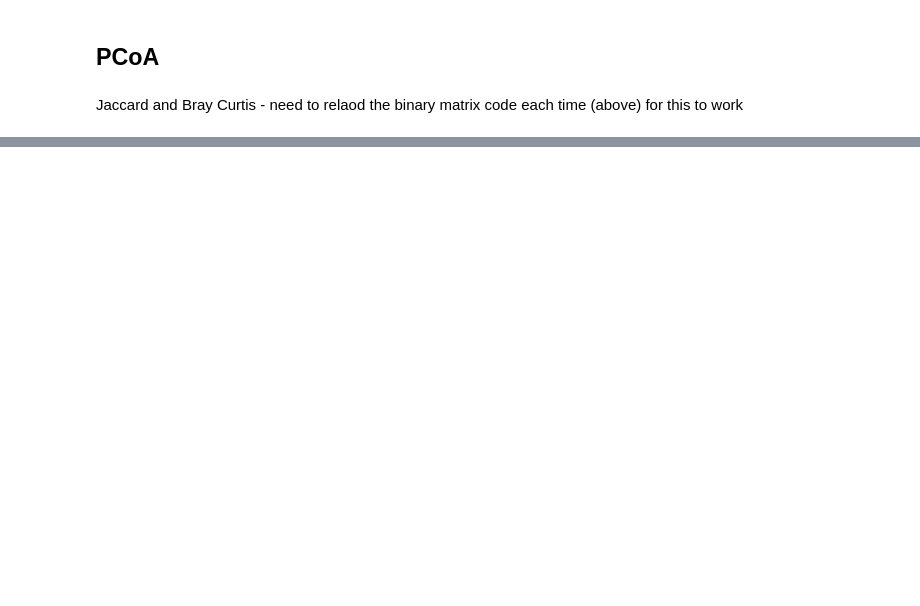
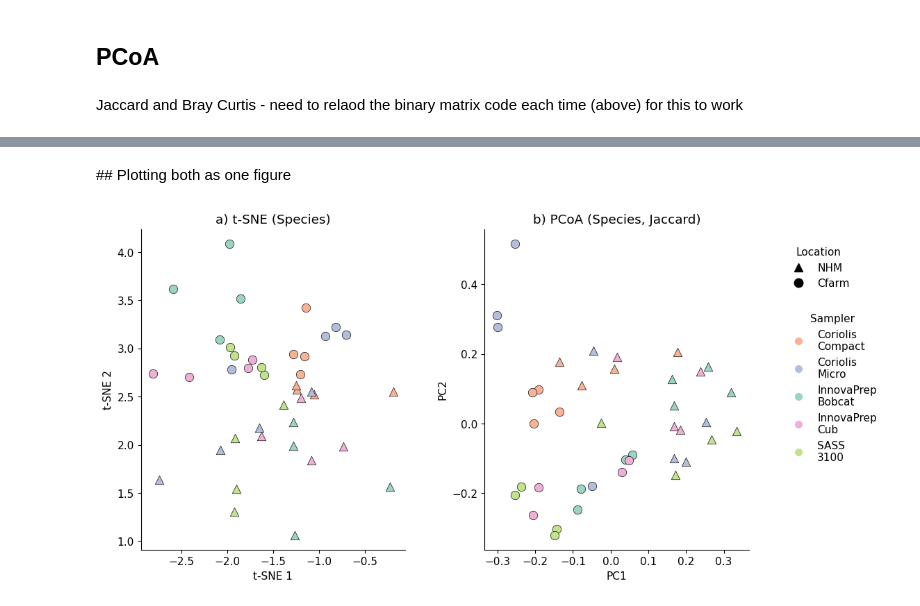
Before and after one commit to Mia-FGB/Sampler_Comparison_Scripts, a Jupyter notebook: t-sne_PCoA_samp_comp_v2.ipynb, the cells around one changed output, grey strips where cells are left out. Drawn from its saved outputs; the diff is of its cells as text; code cells hidden in the pictures; blank space fills up the shorter version.

```diff
--- a/t-sne_PCoA_samp_comp_v2.ipynb
+++ b/t-sne_PCoA_samp_comp_v2.ipynb
@@ -162,0 +257,66 @@ plt.show()
+# %% [markdown]
+## Plotting both as one figure
+# %%
+# Style settings
+rcParams['font.family'] = 'sans-serif'
+rcParams['font.sans-serif'] = ['DejaVu Sans', 'Helvetica', 'Arial']
+rcParams['font.size'] = 11
+rcParams['axes.spines.top'] = False
+rcParams['axes.spines.right'] = False
+rcParams['axes.grid'] = False
+
+# Create figure with 2 subplots side-by-side
+fig, axs = plt.subplots(1, 2, figsize=(14, 6))
+
+# === t-SNE plot ===
+for i, barcode in enumerate(binary_matrix_tsne.index):
+    color = metadata.loc[metadata['Sample_ID'] == barcode, 'Samp_colour'].values[0]
+    marker = metadata.loc[metadata['Sample_ID'] == barcode, 'Loc_marker'].values[0]
+    axs[0].scatter(tsne_x[i], tsne_y[i], color=color, marker=marker,
+                   s=80, edgecolors='#101010', linewidths=0.5)
+
+axs[0].set_title("a) t-SNE (Species)")
+axs[0].set_xlabel("t-SNE 1")
+axs[0].set_ylabel("t-SNE 2")
+
+# === PCoA plot ===
+for i, barcode in enumerate(original_index):
+    color = metadata.loc[metadata['Sample_ID'] == barcode, 'Samp_colour'].values[0]
+    marker = metadata.loc[metadata['Sample_ID'] == barcode, 'Loc_marker'].values[0]
+    axs[1].scatter(pcoa_scores[i, 0], pcoa_scores[i, 1], color=color, marker=marker,
+                   s=80, edgecolors='#101010', linewidths=0.5)
+
+axs[1].set_title("b) PCoA (Species, Jaccard)")
+axs[1].set_xlabel("PC1")
+axs[1].set_ylabel("PC2")
+
+# === Shared legend (outside plot) ===
+
+# Proxy legend items
+sampler_lines = [
+    mlines.Line2D([], [], color=color, marker='o', linestyle='None', markersize=7, label=label)
+    for label, color in sampler_colors.items()
+]
+
+location_lines = [
+    mlines.Line2D([], [], color='black', marker=marker, linestyle='None', markersize=9, label=label)
+    for label, marker in location_markers.items()
+]
+
+# Shared legends added to the figure directly
+fig.legend(handles=location_lines, title='Location',
+           loc='upper left', bbox_to_anchor=(0.78, 0.86), frameon=False)
+
+fig.legend(handles=sampler_lines, title='Sampler',
+           loc='upper left', bbox_to_anchor=(0.78, 0.70), frameon=False)
+
+
+# Adjust spacing for legends
+plt.subplots_adjust(right=0.75, wspace=0.3)
+
+# Save final figure
+fig.savefig("../Images/Ordination/panel_tsne_pcoa_marti.pdf", format='pdf', dpi=300, bbox_inches='tight')
+
+plt.show()
+# %% [output]
+[figure, added]
```
Also changed, not shown: parts of 15 cells of this notebook, 2 other files.
